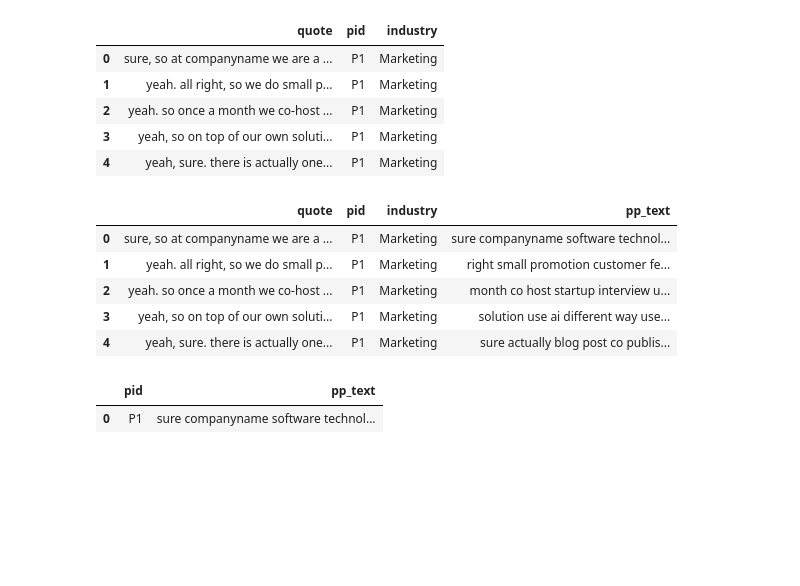
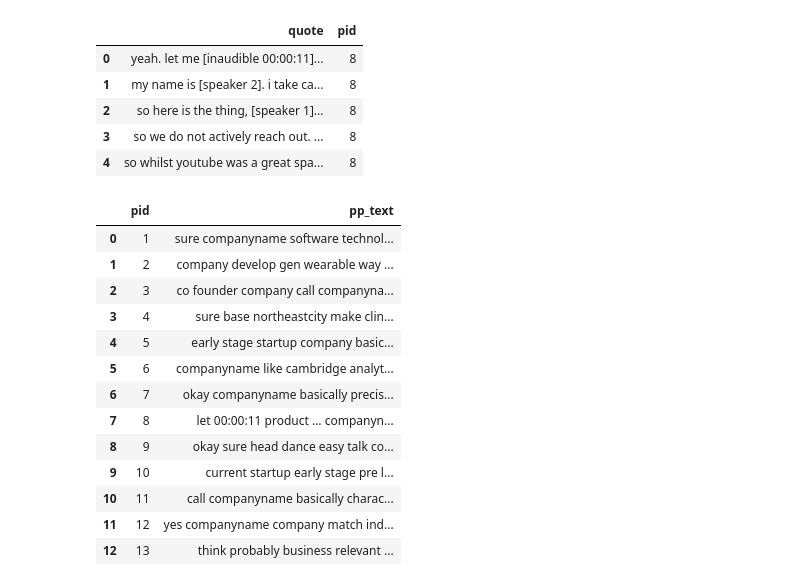
Before and after one commit to amywinecoff/ai-startups, a Jupyter notebook: text_analysis.ipynb, the cells around one changed output. Cells and saved outputs as stored; diff of their text form; code cells hidden in the pictures; blank space fills up the shorter version.

```diff
--- a/text_analysis.ipynb
+++ b/text_analysis.ipynb
@@ -89,52 +114,74 @@ os.chdir("/Users/amywinecoff/Documents/CITP/Research/Github/ai-dialogues/startup
 # %%
 #replace some words so all texts refer to them the same way throughout
-lookp_dict = {
+lookup_dict = {
     "artificial intelligence" : "ai",
     "machine learning" : "ml",
+    "venture capitalist": "VC",
+
     }
+
+incorrect_lemma = {
+    "datum" : "data",
+    "machine learning" : "ml",
+    "venture capitalist": "VC",
+    }
+
+
+# custom_lookup = {'AAA':'Anonyme Affen Allianz','BBB':'Berliner Bauern Bund','CCC':'Chaos Chaoten Club'}
 # %%
-pid = 'P1'
-industry='Marketing'
+#pid = 'P1'
+#industry='Marketing'
 
+all_transcripts_df = pd.DataFrame(columns=['quote', "pid"])
+for f in os.listdir():
+    if f[0] == "P":
+        #print(f)
+        transcript = open(f, "r", encoding='utf-8').read().lower()
+        transcript = contractions.fix(transcript)
 
-transcript = open('{}.txt'.format(pid), "r", encoding='utf-8').read().lower()
-transcript = contractions.fix(transcript)
-transcript_df = pd.DataFrame(transcript.split('*'), columns=['quote'])
-transcript_df['pid']=pid
-transcript_df['industry']=industry
+        #replace words with acronyms for consistency
+        for word, acronym in lookup_dict.items():
+            transcript = transcript.replace(word, acronym)
 
-transcript_df.head()
+        transcript_df = pd.DataFrame(transcript.split('*'), columns=['quote'])
+        transcript_df['pid']= int(f[1:-4])
+        all_transcripts_df = pd.concat([all_transcripts_df, transcript_df], ignore_index=True)
+
+all_transcripts_df.head()
 # %% [output]
-|  | quote | pid | industry |
-| 0 | sure, so at companyname we are a ... | P1 | Marketing |
-| 1 | yeah. all right, so we do small p... | P1 | Marketing |
-| 2 | yeah. so once a month we co-host ... | P1 | Marketing |
-| 3 | yeah, so on top of our own soluti... | P1 | Marketing |
-| 4 | yeah, sure. there is actually one... | P1 | Marketing |
+|  | quote | pid |
+| 0 | yeah. let me [inaudible 00:00:11]... | 8 |
+| 1 | my name is [speaker 2]. i take ca... | 8 |
+| 2 | so here is the thing, [speaker 1]... | 8 |
+| 3 | so we do not actively reach out. ... | 8 |
+| 4 | so whilst youtube was a great spa... | 8 |
-# %%
-transcript_df['pp_text']=(TextPreprocessor().preprocess_df(transcript_df['quote']))
-#text.loc[0]['quote']
-transcript_df.head()
-# %% [output]
-|  | quote | pid | industry | pp_text |
-| 0 | sure, so at companyname we are a ... | P1 | Marketing | sure companyname software technol... |
-| 1 | yeah. all right, so we do small p... | P1 | Marketing | right small promotion customer fe... |
-| 2 | yeah. so once a month we co-host ... | P1 | Marketing | month co host startup interview u... |
-| 3 | yeah, so on top of our own soluti... | P1 | Marketing | solution use ai different way use... |
-| 4 | yeah, sure. there is actually one... | P1 | Marketing | sure actually blog post co publis... |
+# %%
+all_transcripts_df['pp_text']=(TextPreprocessor().preprocess_df(all_transcripts_df['quote']))
 # %%
 #transcript=transcript_df.groupby(['pid'])['pp_text'].transform(lambda x : ' '.join(x))
 
 
 # transcript_df['all_text'] = transcript_df[['pp_text','pid']].groupby(['pid'])['pp_text'].transform(lambda x: ','.join(x))
 # #transcript_df[['pid','pp_text']].drop_duplicates()
 
 # print(len(transcript_df.loc[0]['all_text']))
 
 
-all_text = transcript_df[['pid', 'pp_text']].groupby(['pid'], as_index = False).agg({'pp_text': ' '.join})
+all_text = all_transcripts_df[['pid', 'pp_text']].groupby(['pid'], as_index = False).agg({'pp_text': ' '.join})
 
 all_text
 # %% [output]
 |  | pid | pp_text |
-| 0 | P1 | sure companyname software technol... |
+| 0 | 1 | sure companyname software technol... |
+| 1 | 2 | company develop gen wearable way ... |
+| 2 | 3 | co founder company call companyna... |
+| 3 | 4 | sure base northeastcity make clin... |
+| 4 | 5 | early stage startup company basic... |
+| 5 | 6 | companyname like cambridge analyt... |
+| 6 | 7 | okay companyname basically precis... |
+| 7 | 8 | let 00:00:11 product ... companyn... |
+| 8 | 9 | okay sure head dance easy talk co... |
+| 9 | 10 | current startup early stage pre l... |
+| 10 | 11 | call companyname basically charac... |
+| 11 | 12 | yes companyname company match ind... |
+| 12 | 13 | think probably business relevant ... |
```
Also changed, not shown: parts of 16 cells of this notebook.
